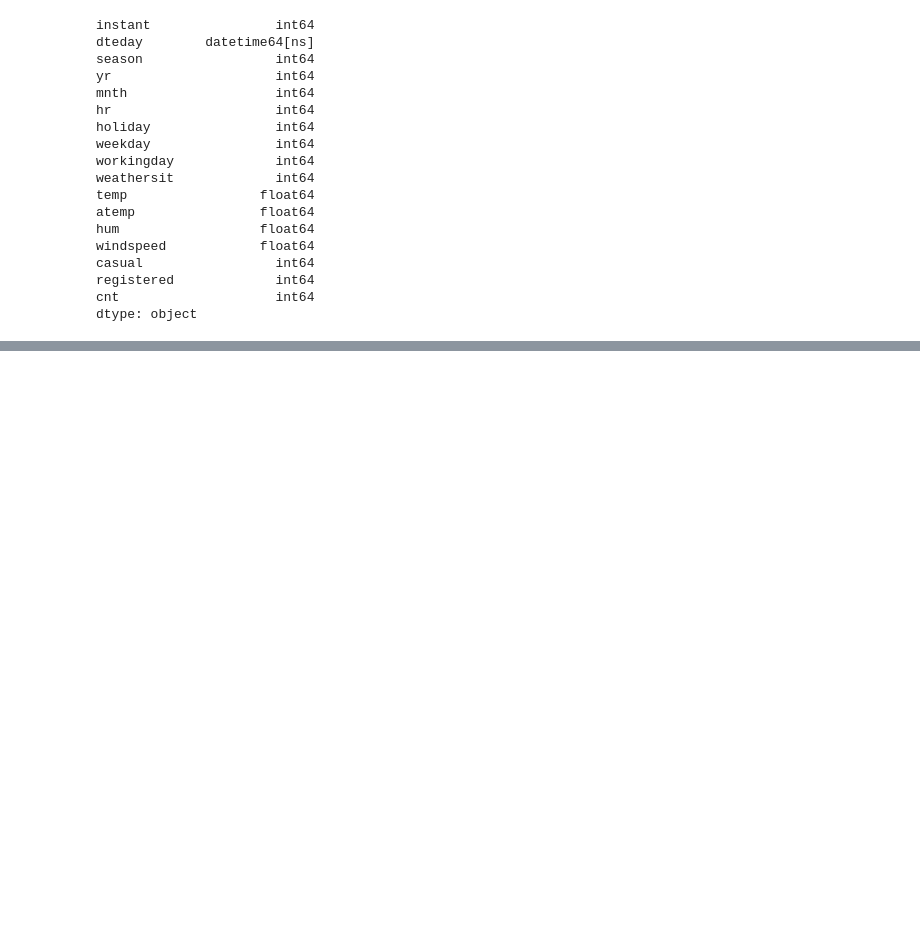
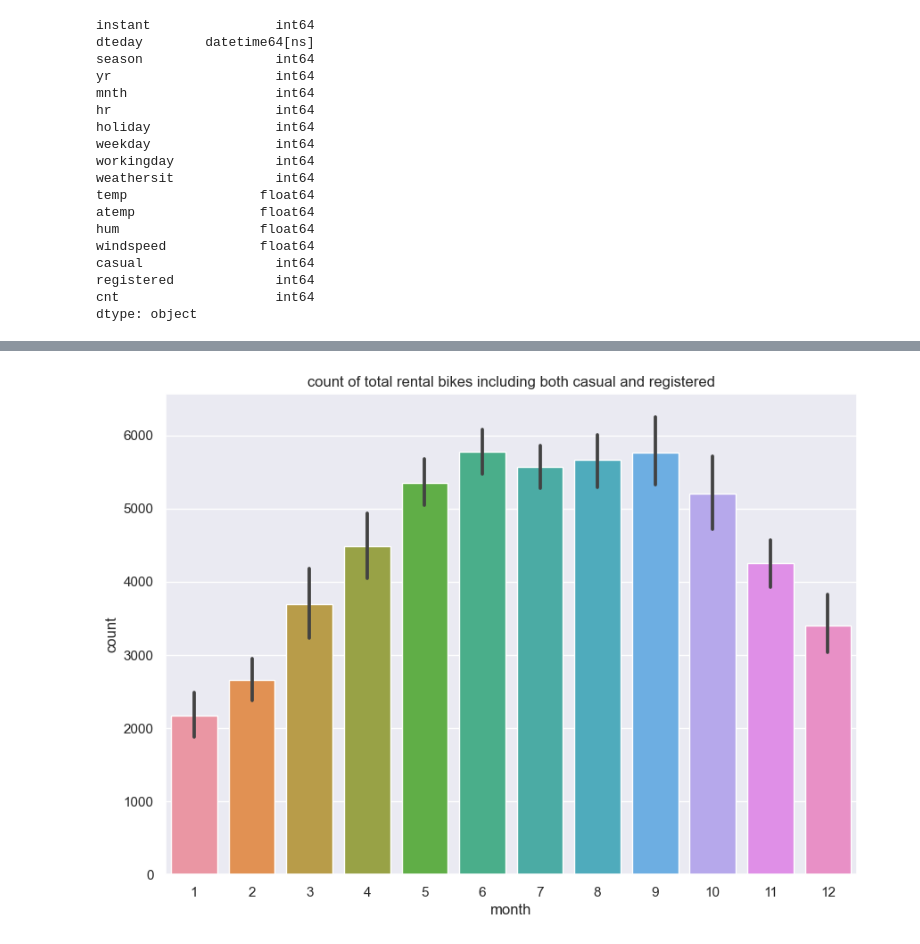
Before and after one commit to satomi26/Project-3-capital-bike-share, a Jupyter notebook: capital_bike.ipynb, the cells around one changed output, grey strips where cells are left out. Saved outputs shown, nothing was run; the diff lists cells and outputs as text; code cells hidden in the pictures; blank space fills up the shorter version.

```diff
--- a/capital_bike.ipynb
+++ b/capital_bike.ipynb
@@ -220,0 +287,10 @@ df_hour.head()
+# %%
+# how many bikes are rented in each month?
+plt.figure(figsize=(10,7))
+sns.barplot(data = df_day, x = df_day["mnth"], y = df_day["cnt"])
+plt.xlabel("month")
+plt.ylabel("count")
+plt.title("count of total rental bikes including both casual and registered in different month")
+plt.show()
+# %% [output]
+[figure, added]
```
Also changed, not shown: parts of 10 cells of this notebook.
